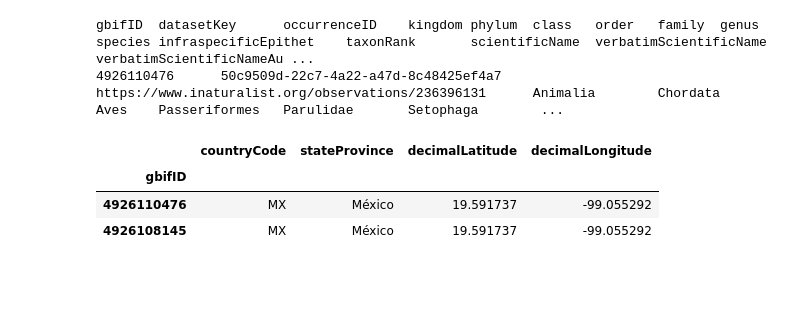
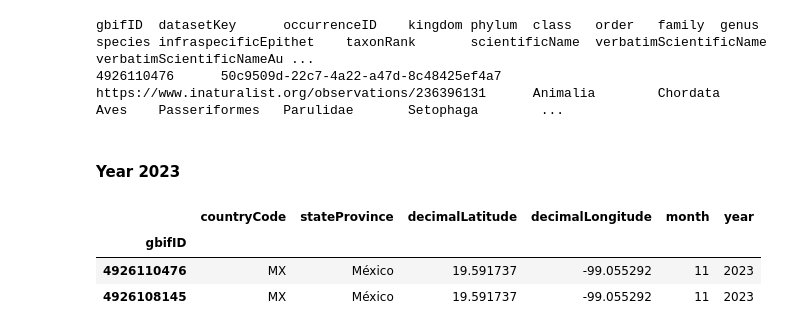
Before and after one commit to earthlab-education/species-distribution-coding-challenge-lauren-alexandra, a Jupyter notebook: notebooks/species-distribution-98-download.ipynb, the cells around one changed output. Cells and saved outputs as stored; diff of their text form; code cells hidden in the pictures; blank space fills up the shorter version.

Commit message:
gbif occurrences 2019-2023

```diff
--- a/notebooks/species-distribution-98-download.ipynb
+++ b/notebooks/species-distribution-98-download.ipynb
@@ -75,4 +75,4 @@ data_dir = os.path.join(
 os.makedirs(data_dir, exist_ok=True)
 
 # Define the directory name for GBIF data
-gbif_dir = os.path.join(data_dir, 'hermit-warbler-distribution')
+gbif_dir = os.path.join(data_dir, 'hermit-warbler', '2023')
@@ -203,19 +211,21 @@ You can use the following code to look at the beginning of your file:
 # %% [output]
 gbifID  datasetKey      occurrenceID    kingdom phylum  class   order   family  genus   species infraspecificEpithet    taxonRank       scientificName  verbatimScientificName  verbatimScientificNameAu ...
 4926110476      50c9509d-22c7-4a22-a47d-8c48425ef4a7    https://www.inaturalist.org/observations/236396131      Animalia        Chordata        Aves    Passeriformes   Parulidae       Setophaga        ...
+# %% [markdown]
+#### Year 2023
 # %%
 # Load the GBIF data
-gbif_df = pd.read_csv(
+gbif_df_2023 = pd.read_csv(
     gbif_path,
     delimiter='\t',
     index_col='gbifID',
     on_bad_lines='skip',
-    usecols=['gbifID', 'countryCode', 'stateProvince', 'decimalLatitude', 'decimalLongitude']
+    usecols=['gbifID', 'countryCode', 'stateProvince', 'decimalLatitude', 'decimalLongitude', 'month', 'year']
 )
 
-gbif_df.head(2)
+gbif_df_2023.head(2)
 # %% [output]
-|  | countryCode | stateProvince | decimalLatitude | decimalLongitude |
-| gbifID |  |  |  |  |
-| 4926110476 | MX | México | 19.591737 | -99.055292 |
-| 4926108145 | MX | México | 19.591737 | -99.055292 |
+|  | countryCode | stateProvince | decimalLatitude | decimalLongitude | month | year |
+| gbifID |  |  |  |  |  |  |
+| 4926110476 | MX | México | 19.591737 | -99.055292 | 11 | 2023 |
+| 4926108145 | MX | México | 19.591737 | -99.055292 | 11 | 2023 |
```
Also changed, not shown: parts of 16 cells of this notebook.
